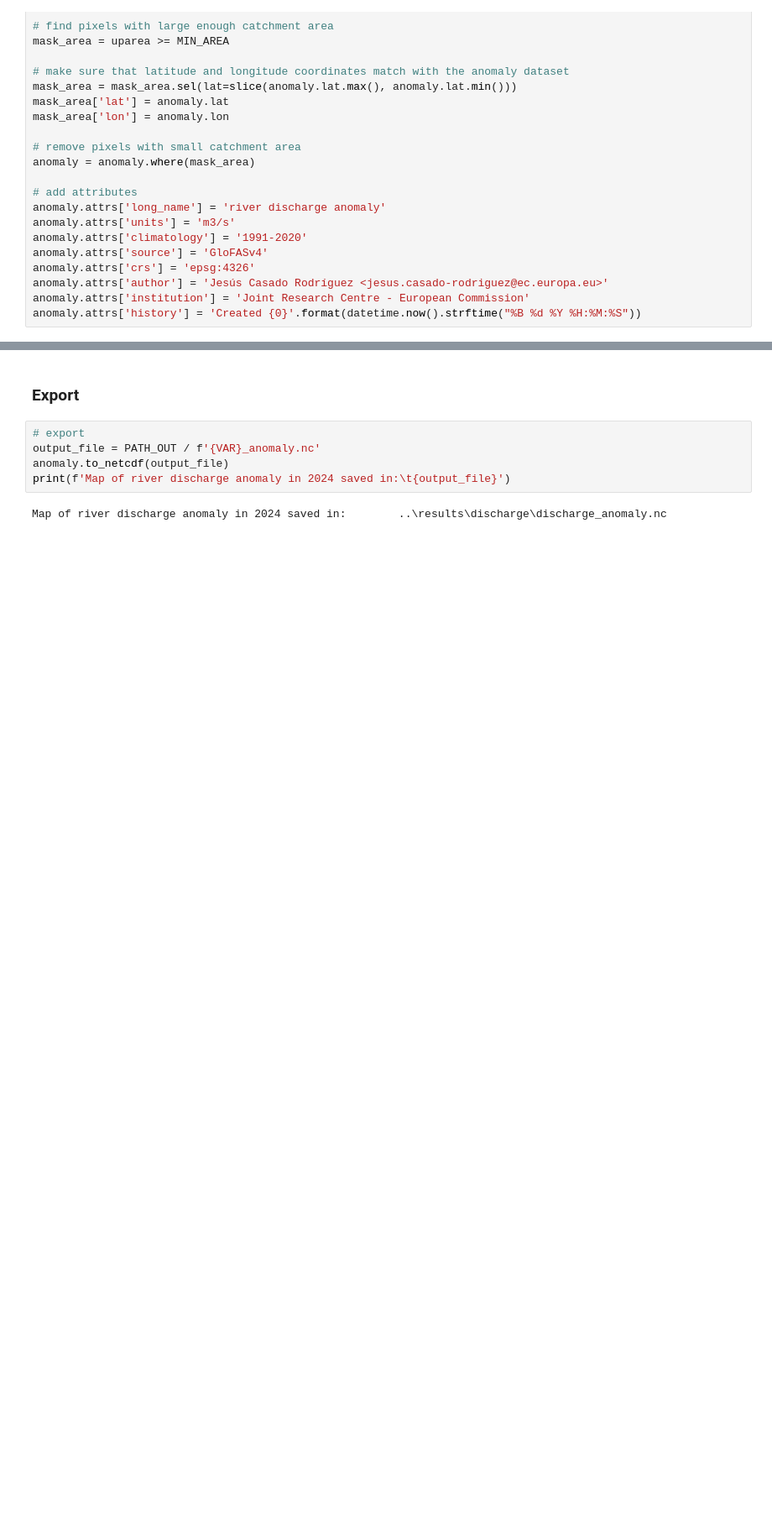
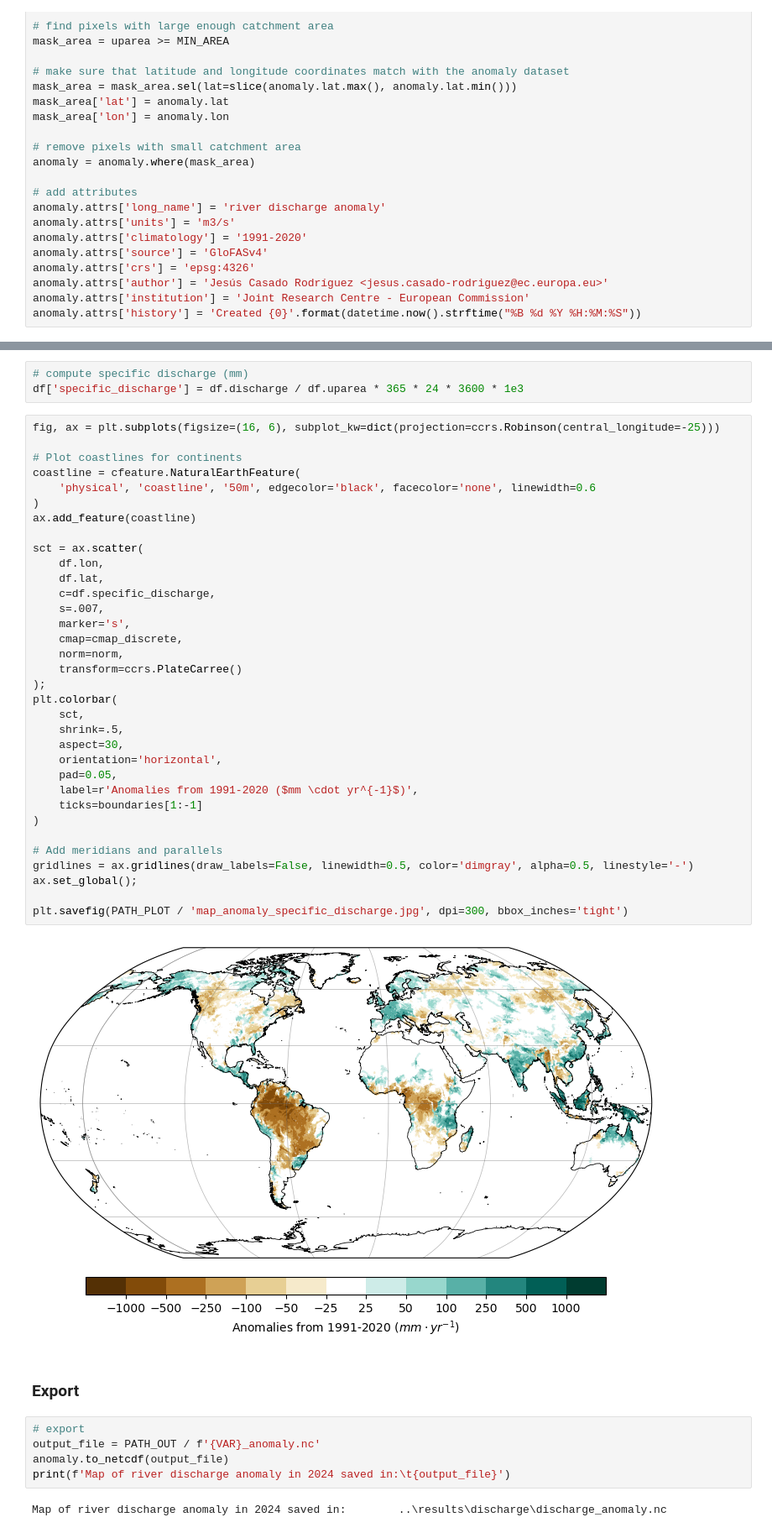
Before and after one commit to casadoj/SotCin2024, a Jupyter notebook: notebook/2.1_discharge_anomaly.ipynb, the cells around one changed output, grey strips where cells are left out. Shown at 84% size. Saved outputs shown, nothing was run; the diff lists cells and outputs as text; blank space fills up the shorter version.

```diff
--- a/notebook/2.1_discharge_anomaly.ipynb
+++ b/notebook/2.1_discharge_anomaly.ipynb
@@ -136,3 +168,42 @@ plt.savefig(PATH_PLOT / 'map_anomaly.jpg', dpi=300, bbox_inches='tight')
+# %%
+# compute specific discharge (mm)
+df['specific_discharge'] = df.discharge / df.uparea * 365 * 24 * 3600 * 1e3
+# %%
+fig, ax = plt.subplots(figsize=(16, 6), subplot_kw=dict(projection=ccrs.Robinson(central_longitude=-25)))
+
+# Plot coastlines for continents
+coastline = cfeature.NaturalEarthFeature(
+    'physical', 'coastline', '50m', edgecolor='black', facecolor='none', linewidth=0.6
+)
+ax.add_feature(coastline)
+
+sct = ax.scatter(
+    df.lon,
+    df.lat,
+    c=df.specific_discharge,
+    s=.007,
+    marker='s',
+    cmap=cmap_discrete,
+    norm=norm,
+    transform=ccrs.PlateCarree()
+);
+plt.colorbar(
+    sct,
+    shrink=.5,
+    aspect=30,
+    orientation='horizontal',
+    pad=0.05,
+    label=r'Anomalies from 1991-2020 ($mm \cdot yr^{-1}$)',
+    ticks=boundaries[1:-1]
+)
+
+# Add meridians and parallels
+gridlines = ax.gridlines(draw_labels=False, linewidth=0.5, color='dimgray', alpha=0.5, linestyle='-')
+ax.set_global();
+
+plt.savefig(PATH_PLOT / 'map_anomaly_specific_discharge.jpg', dpi=300, bbox_inches='tight')
+# %% [output]
+[figure, added]
 # %% [markdown]
 ### Export
 # %%
```
Also changed, not shown: parts of 11 cells of this notebook, 2 other files.
